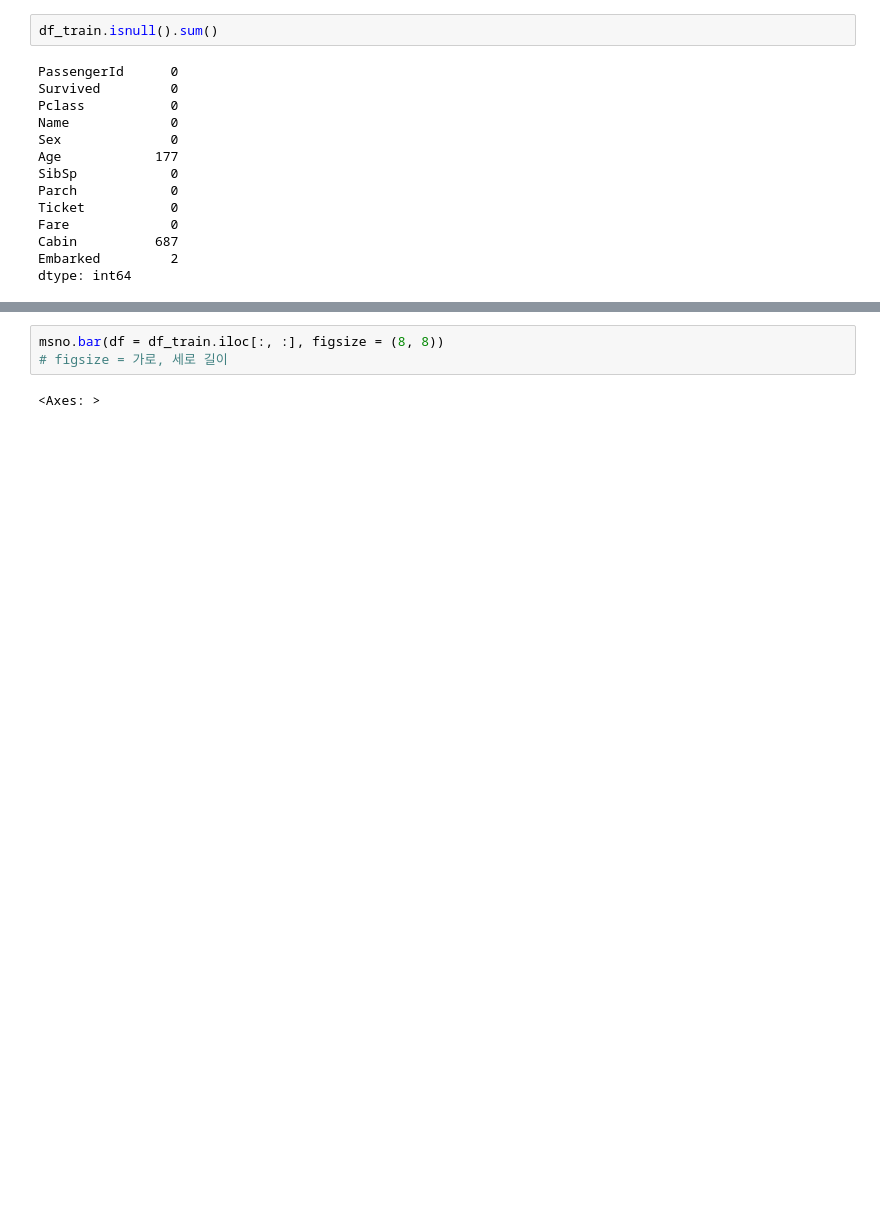
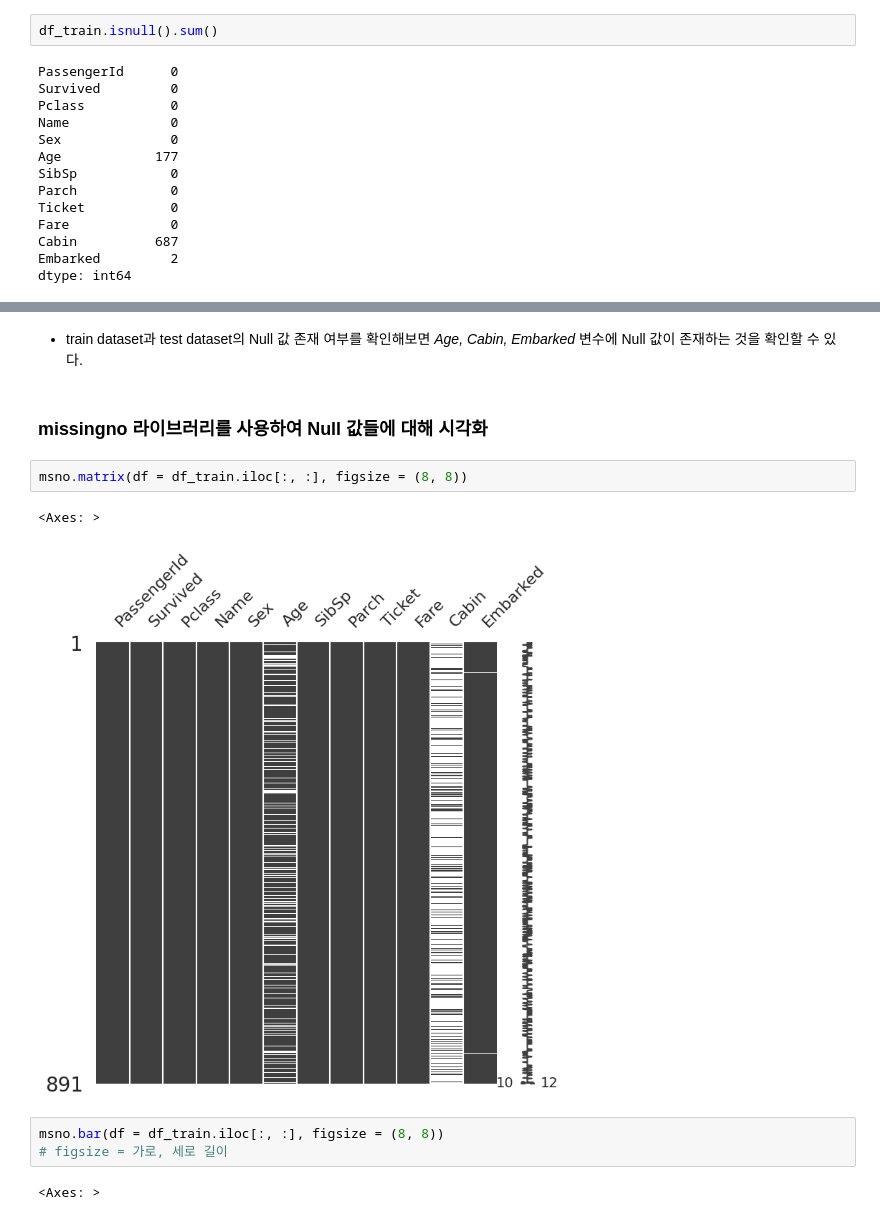
Before and after one commit to yoonseong00/colab, a Jupyter notebook: 타이타닉.ipynb, the cells around one changed output, grey strips where cells are left out. Drawn from its saved outputs; the diff is of its cells as text; blank space fills up the shorter version.

```diff
--- a/타이타닉.ipynb
+++ b/타이타닉.ipynb
@@ -123,3 +158,12 @@ dtype: int64
+# %% [markdown]
+- train dataset과 test dataset의 Null 값 존재 여부를 확인해보면 *Age, Cabin, Embarked* 변수에 Null 값이 존재하는 것을 확인할 수 있다.
+# %% [markdown]
+### missingno 라이브러리를 사용하여 Null 값들에 대해 시각화
+# %%
+msno.matrix(df = df_train.iloc[:, :], figsize = (8, 8))
+# %% [output]
+<Axes: >
+[figure, added]
 # %%
 msno.bar(df = df_train.iloc[:, :], figsize = (8, 8))
 # figsize = 가로, 세로 길이
```
Also changed, not shown: parts of 6 cells of this notebook.
